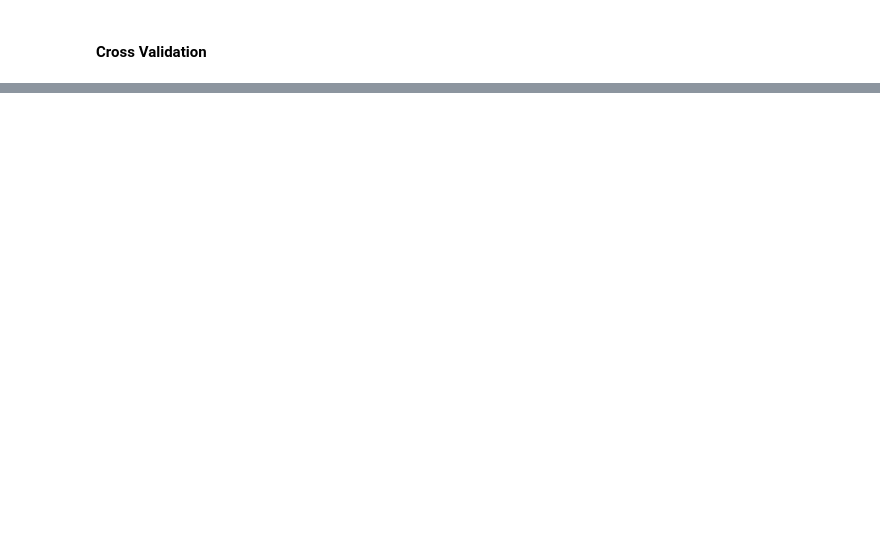
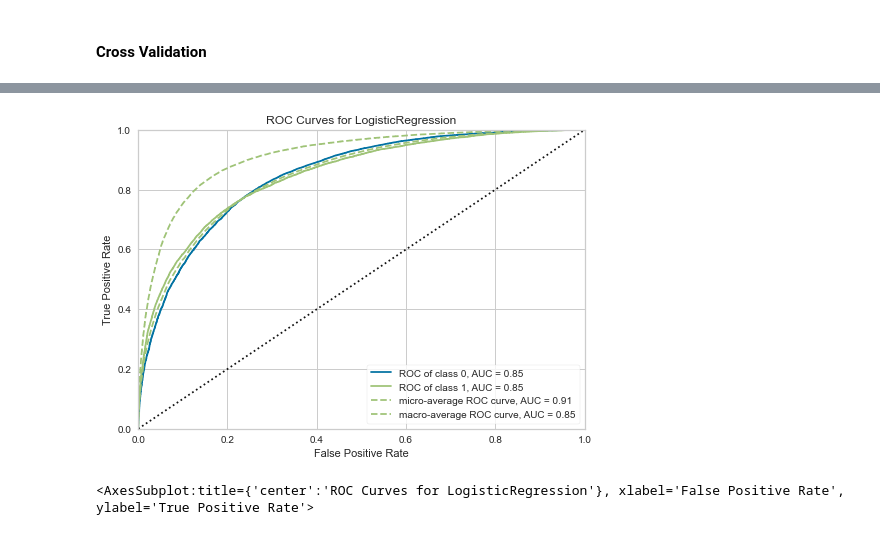
Before and after one commit to AlbaFernandezCor/Classification-wheatherAUS-dataset, a Jupyter notebook: practica2_v29_10.ipynb, the cells around one changed output, grey strips where cells are left out. Saved outputs shown, nothing was run; the diff lists cells and outputs as text; code cells hidden in the pictures; blank space fills up the shorter version.

```diff
--- a/practica2_v29_10.ipynb
+++ b/practica2_v29_10.ipynb
@@ -526,0 +567,11 @@ Time taken : 0.19604253768920898
+# %%
+#ROC Curve
+from yellowbrick.classifier import ROCAUC
+visualizer = ROCAUC(logreg)
+
+visualizer.fit(x_train[llista], y_train)        # Fit the training data to the visualizer
+visualizer.score(x_test[llista], y_test)        # Evaluate the model on the test data
+visualizer.show()                       # Finalize and show the figure
+# %% [output]
+[figure, added]
+<AxesSubplot:title={'center':'ROC Curves for LogisticRegression'}, xlabel='False Positive Rate', ylabel='True Positive Rate'>
```
Also changed, not shown: parts of 19 cells of this notebook.
